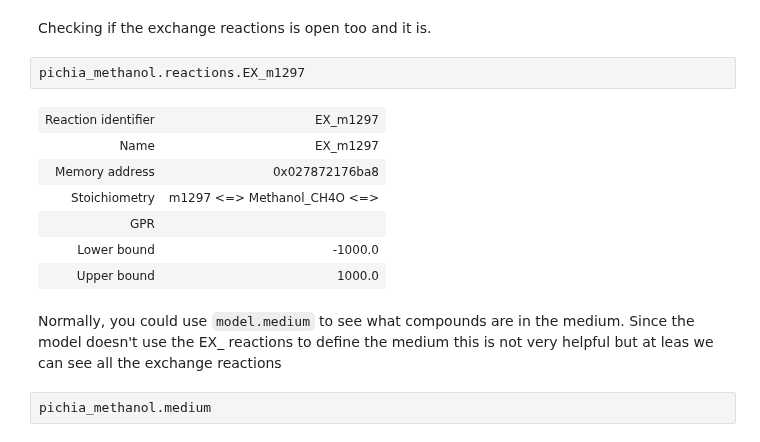
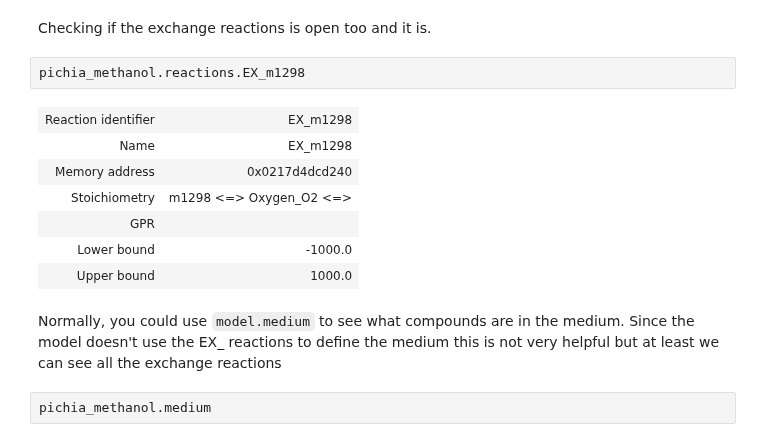
Before and after one commit to Schwebus/DTU_Biobuilders_2021, a Jupyter notebook: GSM_model/iLC915_testing.ipynb, the cells around one changed output. Drawn from its saved outputs; the diff is of its cells as text.

Commit message:
Working with model with protein and using knock-outs

```diff
--- a/GSM_model/iLC915_testing.ipynb
+++ b/GSM_model/iLC915_testing.ipynb
@@ -174,17 +184,17 @@ Secretion
 # %% [markdown]
 Checking if the exchange reactions is open too and it is.
 # %%
-pichia_methanol.reactions.EX_m1297
+pichia_methanol.reactions.EX_m1298
 # %% [output]
-| Reaction identifier | EX_m1297 |
-| Name | EX_m1297 |
-| Memory address | 0x027872176ba8 |
-| Stoichiometry | m1297 <=> Methanol_CH4O <=> |
+| Reaction identifier | EX_m1298 |
+| Name | EX_m1298 |
+| Memory address | 0x0217d4dcd240 |
+| Stoichiometry | m1298 <=> Oxygen_O2 <=> |
 | GPR |  |
 | Lower bound | -1000.0 |
 | Upper bound | 1000.0 |
 # %% [markdown]
-Normally, you could use `model.medium` to see what compounds are in the medium. Since the model doesn't use the EX_ reactions to define the medium this is not very helpful but at leas we can see all the exchange reactions
+Normally, you could use `model.medium` to see what compounds are in the medium. Since the model doesn't use the EX_ reactions to define the medium this is not very helpful but at least we can see all the exchange reactions
 # %%
 pichia_methanol.medium
 # %% [output]
```
Also changed, not shown: parts of 17 cells of this notebook.
